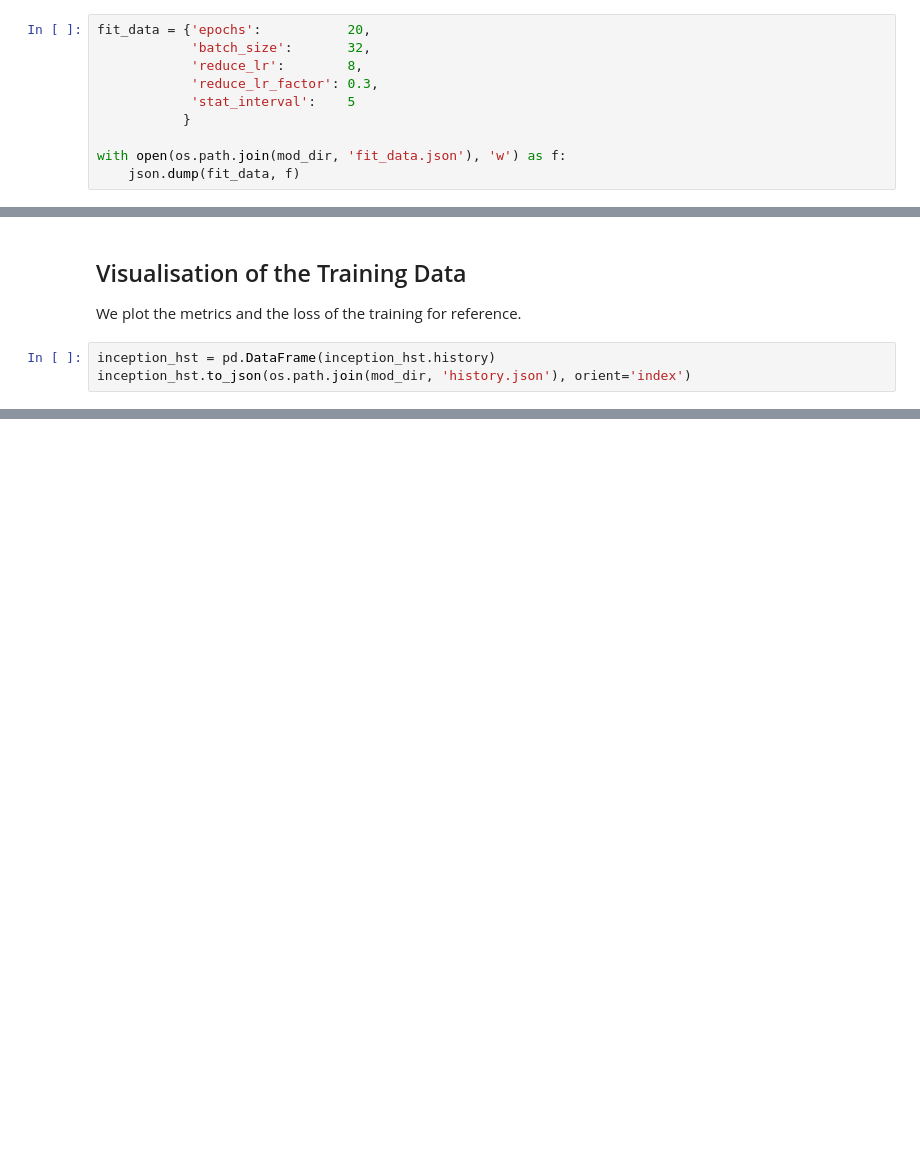
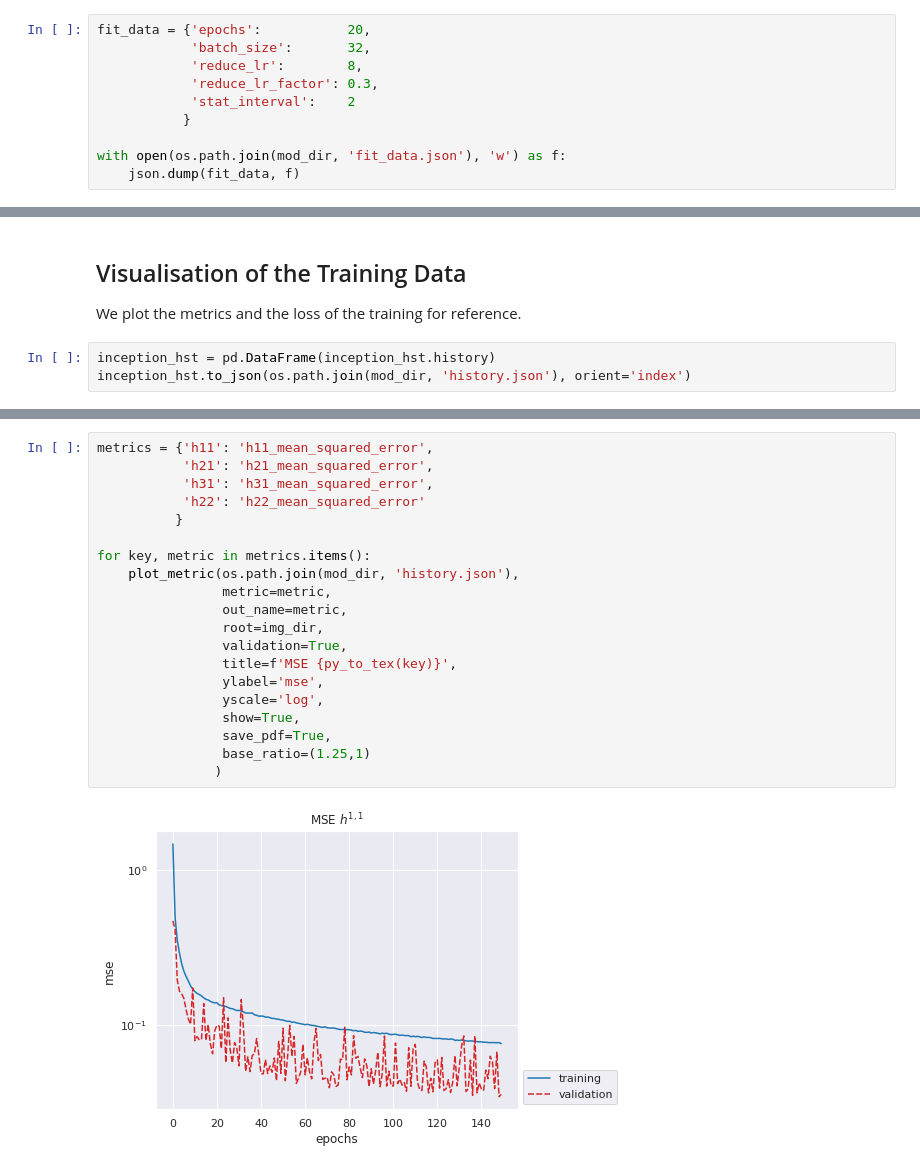
Before and after one commit to thesfinox/ml-cicy-4folds, a Jupyter notebook: cicy4_inception.ipynb, the cells around one changed output, grey strips where cells are left out. Drawn from its saved outputs; the diff is of its cells as text; blank space fills up the shorter version.

```diff
--- a/cicy4_inception.ipynb
+++ b/cicy4_inception.ipynb
@@ -288,7 +301,7 @@ fit_data = {'epochs':           20,
             'batch_size':       32,
             'reduce_lr':        8,
             'reduce_lr_factor': 0.3,
-            'stat_interval':    5
+            'stat_interval':    2
            }
 
 with open(os.path.join(mod_dir, 'fit_data.json'), 'w') as f:
@@ -368,0 +373,22 @@ savefig('inception_lr', fig, root=img_dir, show=True)
+# %%
+metrics = {'h11': 'h11_mean_squared_error',
+           'h21': 'h21_mean_squared_error',
+           'h31': 'h31_mean_squared_error',
+           'h22': 'h22_mean_squared_error'
+          }
+
+for key, metric in metrics.items():
+    plot_metric(os.path.join(mod_dir, 'history.json'),
+                metric=metric,
+                out_name=metric,
+                root=img_dir,
+                validation=True,
+                title=f'MSE {py_to_tex(key)}',
+                ylabel='mse',
+                yscale='log',
+                show=True,
+                save_pdf=True,
+                base_ratio=(1.25,1)
+               )
+# %% [output]
+[figure, added]
```
Also changed, not shown: parts of 14 cells of this notebook, 8 other files.
